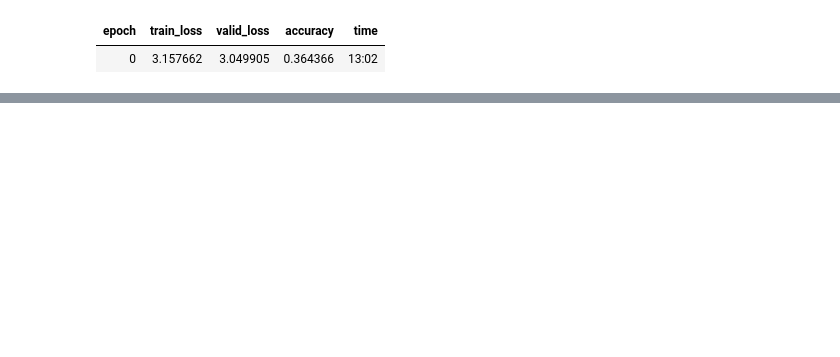
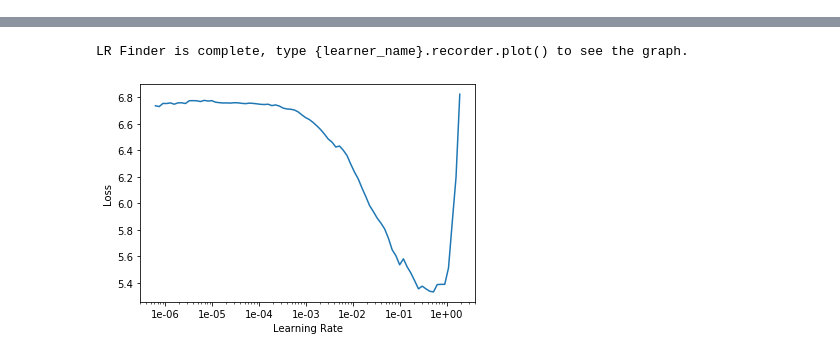
Before and after one commit to christinezuzart/DeepLearning, a Jupyter notebook: NLPULMFitGPU.ipynb, the cells around one changed output, grey strips where cells are left out. Cells and saved outputs as stored; diff of their text form; code cells hidden in the pictures; blank space fills up the shorter version.

```diff
--- a/NLPULMFitGPU.ipynb
+++ b/NLPULMFitGPU.ipynb
@@ -63,9 +78,4 @@ lang_learner.fit_one_cycle(1, 1e-2)
 # %%
-lang_learner.unfreeze()
-lang_learner.fit_one_cycle(1, 1e-3)
 lang_learner.save_encoder('fine_enc')
-# %% [output]
-| epoch | train_loss | valid_loss | accuracy | time |
-| 0 | 3.157662 | 3.049905 | 0.364366 | 13:02 |
 # %%
 # Classifier model data
@@ -73,4 +83,9 @@ data_clas = TextClasDataBunch.from_df('./', train_df=df_train, valid_df=df_test_
 # %%
 # Classifier
-learn = text_classifier_learner(data_clas, AWD_LSTM, drop_mult=0.5).to_fp16()
+learn = text_classifier_learner(data_clas, AWD_LSTM, drop_mult=0.5)
 learn.load_encoder('fine_enc')
+learn.freeze()
+# %%
+learn.lr_find()
+learn.recorder.plot()
+# %% [output]
@@ -77 +93,3 @@ learn.load_encoder('fine_enc')
+LR Finder is complete, type {learner_name}.recorder.plot() to see the graph.
+[figure, added]
 # %%
```
Also changed, not shown: parts of 27 cells of this notebook.
